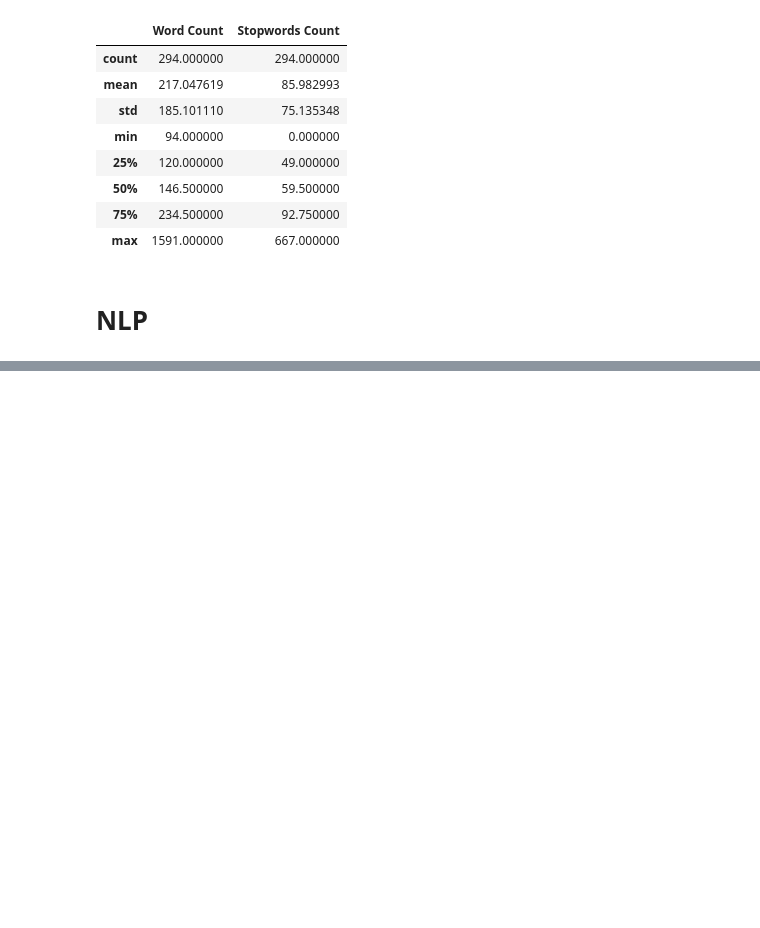
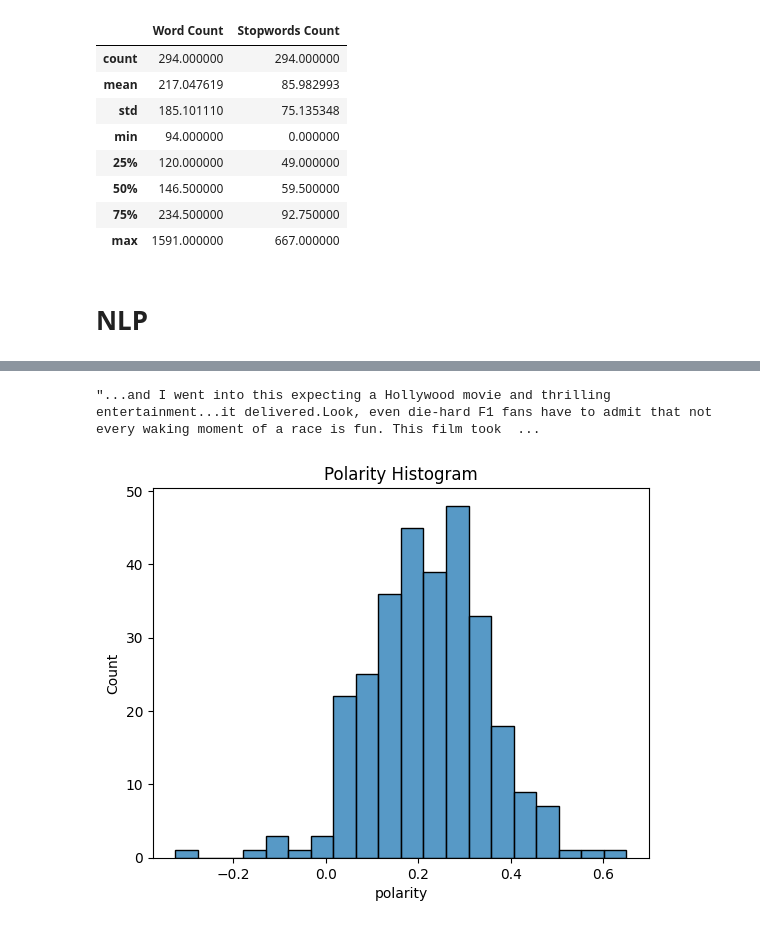
Before and after one commit to OctaMarina/IMDb-Scraper-AnalyzerClassifier, a Jupyter notebook: Sentiment Analysis.ipynb, the cells around one changed output, grey strips where cells are left out. Cells and saved outputs as stored; diff of their text form; code cells hidden in the pictures; blank space fills up the shorter version.

Commit message:
Finnished Sentiment Analysis

```diff
--- a/Sentiment Analysis.ipynb
+++ b/Sentiment Analysis.ipynb
@@ -132,0 +225,8 @@ df.describe()
+# %%
+lemmatizer = WordNetLemmatizer()
+def lemmatize_text(text: str) -> str:
+    tokens = text.split()
+    lemmas  = [lemmatizer.lemmatize(tok) for tok in tokens]
+    return " ".join(lemmas)
+# %%
+df["Reviews Lemmatized"] = df["Reviews No Stopwords"].apply(lemmatize_text)
@@ -132,0 +272,3 @@ df.describe()
+# %%
+df['polarity'] = df['Reviews Lemmatized'].apply(lambda x: TextBlob(x).sentiment[0])
+df['subjectivity'] = df['Reviews Lemmatized'].apply(lambda x: TextBlob(x).sentiment[1])
@@ -132,0 +300,11 @@ df.describe()
+# %%
+# A positive review with a 0.43 polarity
+df.iloc[1]['Reviews']
+# %% [output]
+"...and I went into this expecting a Hollywood movie and thrilling entertainment...it delivered.Look, even die-hard F1 fans have to admit that not every waking moment of a race is fun. This film took  ...
+# %%
+plt.title('Polarity Histogram')
+sns.histplot(data = df, x = 'polarity')
+plt.show()
+# %% [output]
+[figure, added]
```
Also changed, not shown: parts of 27 cells of this notebook.
